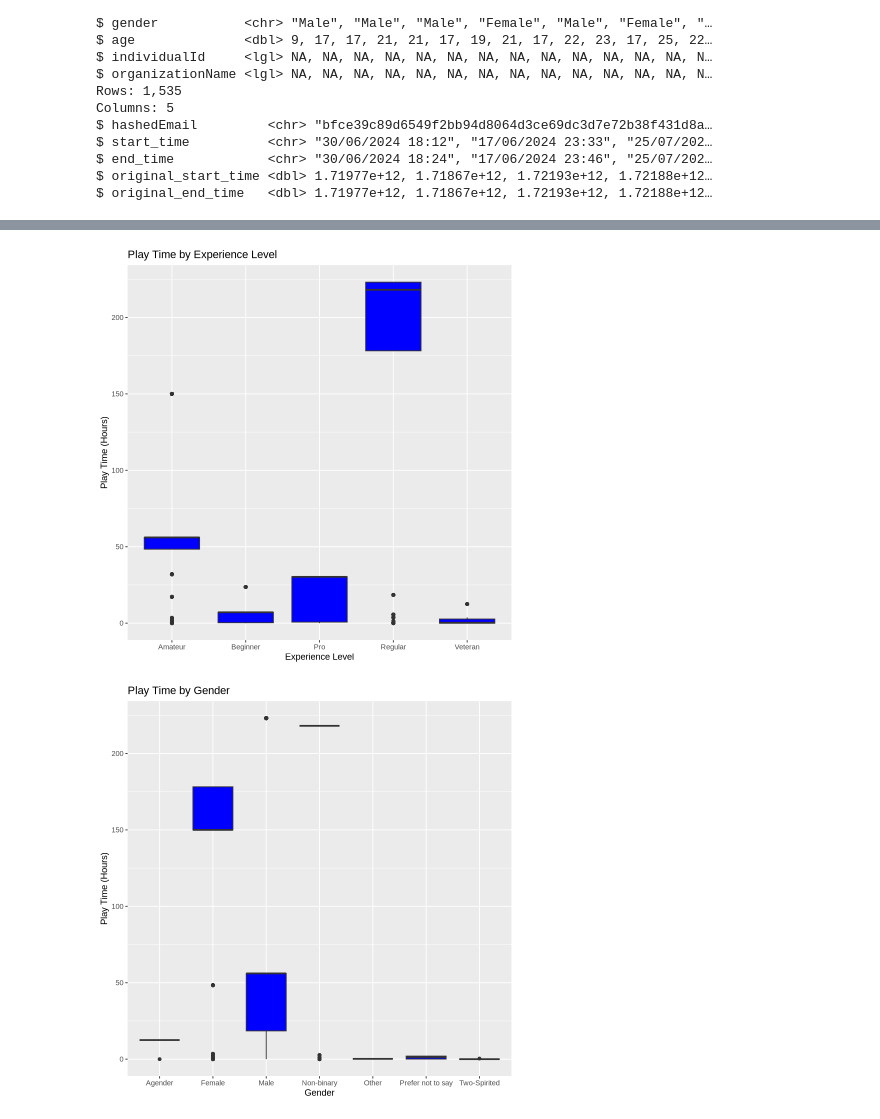
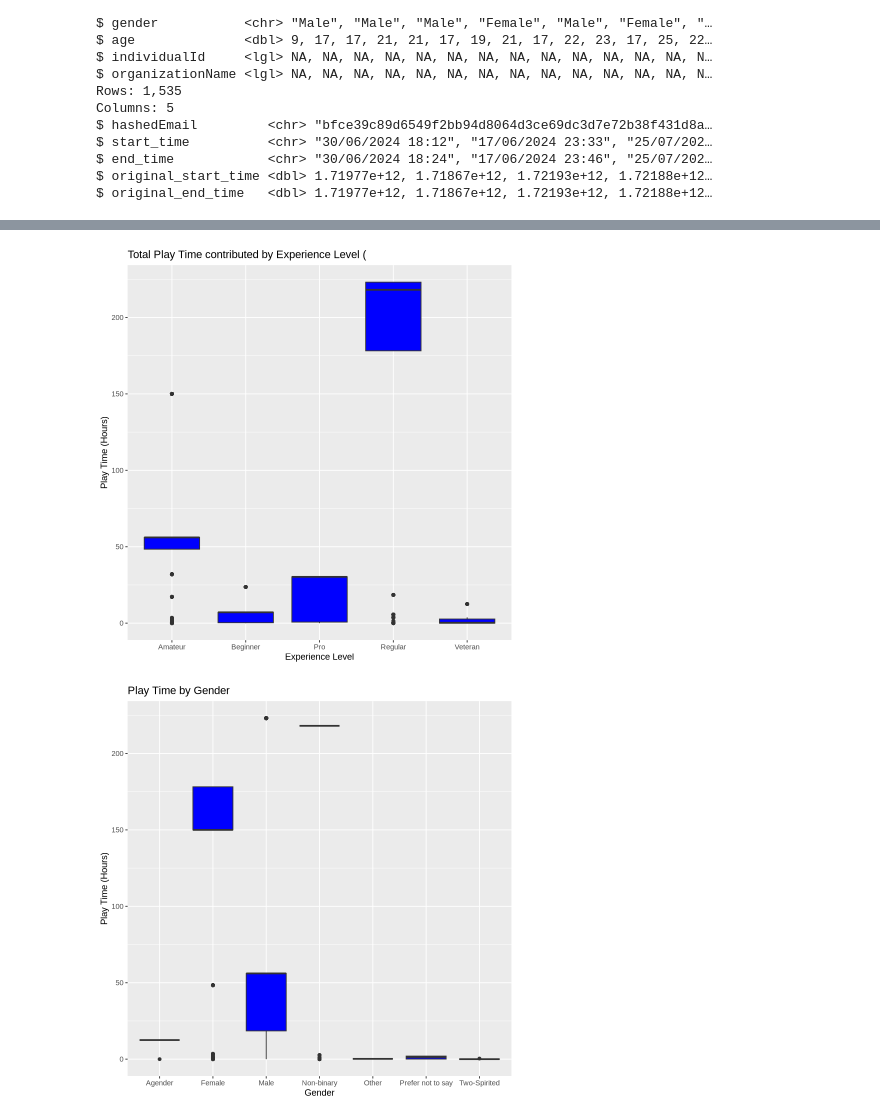
Before and after one commit to yuunvis/Group-Project, a Jupyter notebook: group_project.ipynb, the cells around one changed output, grey strips where cells are left out. Saved outputs shown, nothing was run; the diff lists cells and outputs as text; code cells hidden in the pictures.

```diff
--- a/group_project.ipynb
+++ b/group_project.ipynb
@@ -90,30 +108,30 @@ $ end_time     <dttm> 2024-08-08 01:35:00, 2024-09-09 22:37:00, 2024-08-08 03:
 # %%
 plot1 <- ggplot(combined_data, aes(x = experience, y = played_hours)) +
          geom_boxplot(fill = "blue") +
          labs(
-              title = "Play Time by Experience Level",
+              title = "Total Play Time contributed by Experience Level (",
               x = "Experience Level",
               y = "Play Time (Hours)"
               )
 plot2 <- ggplot(combined_data, aes(x = gender, y = played_hours)) +
          geom_boxplot(fill = "blue") +
          labs(
               title = "Play Time by Gender",
               x = "Gender",
               y = "Play Time (Hours)"
               )
 plot3 <- ggplot(combined_data, aes(x = age, y = played_hours)) +
          geom_point(alpha = 0.5, color = "blue") +
          labs(
               title = "Relationship Between Age and Play Time",
               x = "Age",
               y = "Play Time (Hours)"
               )
 
 plot1
 plot2
 plot3
 # %% [output]
-[figure, old version]
+[figure, new version]
 [figure]
 [figure]
```
Also changed, not shown: parts of 4 cells of this notebook.
